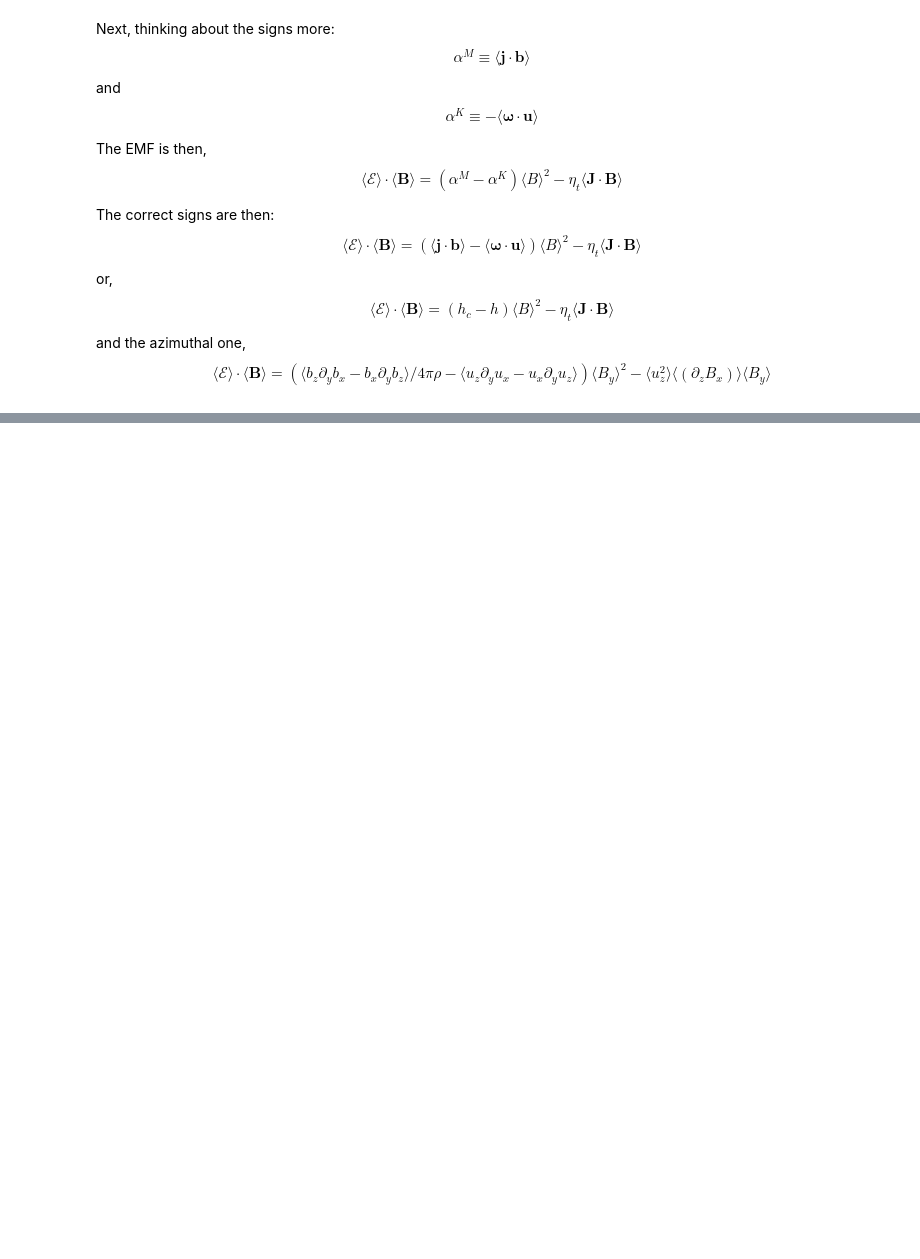
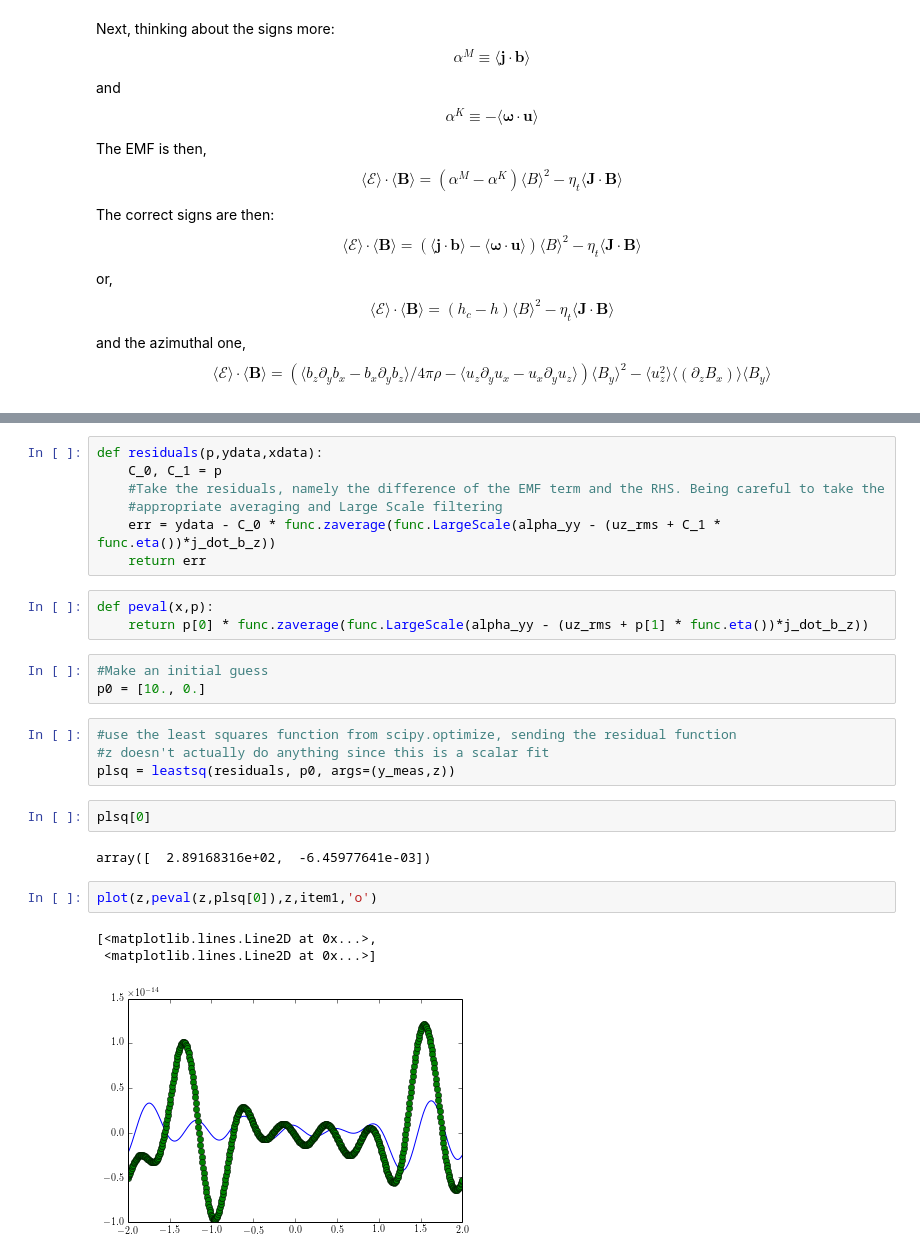
Before and after one commit to DrJeckyl/Python-ShearingBox-Analysis, a Jupyter notebook: PaperWorkflow.ipynb, the cells around one changed output, grey strips where cells are left out. Cells and saved outputs as stored; diff of their text form; blank space fills up the shorter version.

```diff
--- a/PaperWorkflow.ipynb
+++ b/PaperWorkflow.ipynb
@@ -426,0 +474,27 @@ $$\mathbf{\langle \mathcal{E} \rangle \cdot \langle B \rangle} =
+# %%
+def residuals(p,ydata,xdata):
+    C_0, C_1 = p
+    #Take the residuals, namely the difference of the EMF term and the RHS. Being careful to take the
+    #appropriate averaging and Large Scale filtering
+    err = ydata - C_0 * func.zaverage(func.LargeScale(alpha_yy - (uz_rms + C_1 * func.eta())*j_dot_b_z))
+    return err
+# %%
+def peval(x,p):
+    return p[0] * func.zaverage(func.LargeScale(alpha_yy - (uz_rms + p[1] * func.eta())*j_dot_b_z))
+# %%
+#Make an initial guess
+p0 = [10., 0.]
+# %%
+#use the least squares function from scipy.optimize, sending the residual function
+#z doesn't actually do anything since this is a scalar fit
+plsq = leastsq(residuals, p0, args=(y_meas,z))
+# %%
+plsq[0]
+# %% [output]
+array([  2.89168316e+02,  -6.45977641e-03])
+# %%
+plot(z,peval(z,plsq[0]),z,item1,'o')
+# %% [output]
+[<matplotlib.lines.Line2D at 0x...>,
+ <matplotlib.lines.Line2D at 0x...>]
+[figure, added]
```
Also changed, not shown: parts of 27 cells of this notebook.
